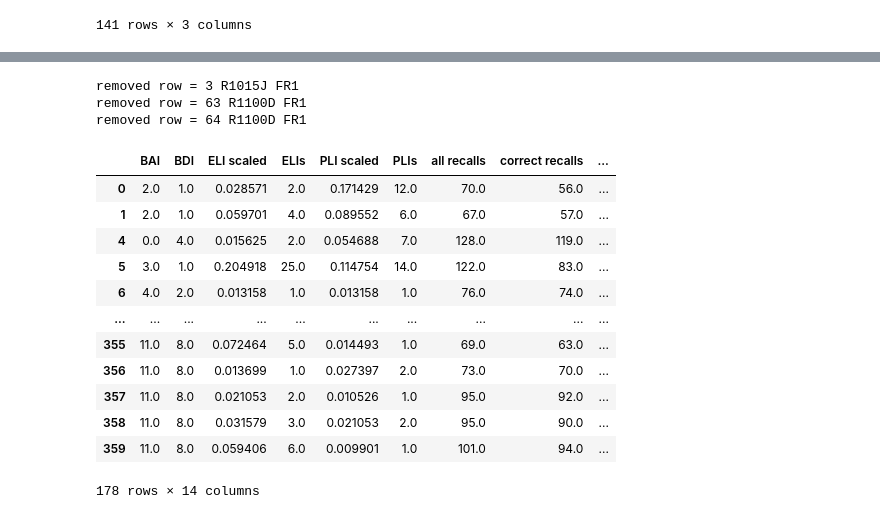
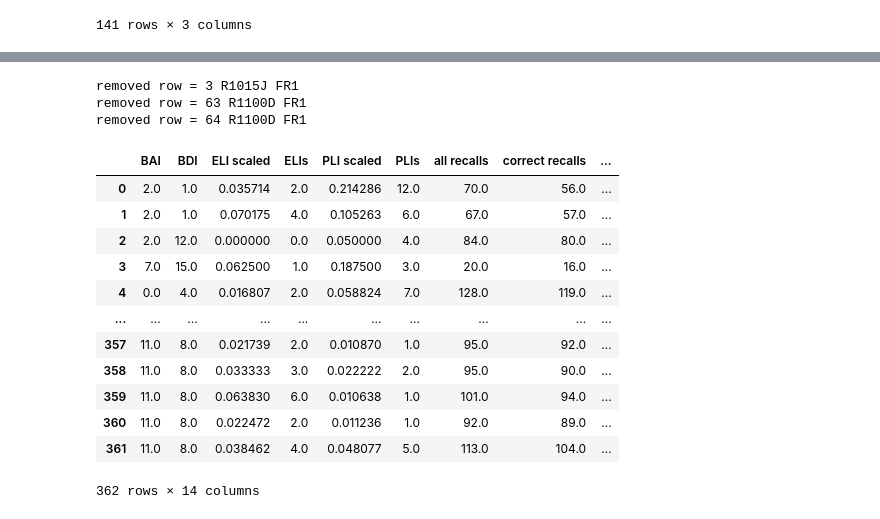
Before and after one commit to NoaHerz/Mental_health, a Jupyter notebook: MH_intrusion.ipynb, the cells around one changed output, grey strips where cells are left out. Saved outputs shown, nothing was run; the diff lists cells and outputs as text; code cells hidden in the pictures.

```diff
--- a/MH_intrusion.ipynb
+++ b/MH_intrusion.ipynb
@@ -73,6 +73,7 @@ df_select
 141 rows × 3 columns
 # %%
 trial_df = pd.DataFrame([])
+list_df = pd.DataFrame([])
 
 experiments = ['FR1', 'catFR1']
 
@@ -110,6 +111,22 @@ for sub in df_select['subject']: ### 'sub' instead of 's'
                             if len(list_events)>0:
                                 for i in range(0,len(list_events)):
                                     trials.append(list_events.index[i])
+                            PLI = len(list_events[list_events['intrusion']>0])
+                            ELI = len(list_events[list_events['intrusion']==-1])
+                            correc = len(list_events[list_events['intrusion']==0])
+                            row = df_select[df_select['subject'] == sub]
+                            list_df = list_df.append({
+                                'subject':sub,
+                                'session': sess,
+                                'experiment': exp,
+                                'list': list_num,
+                                'number of correct recalls': correc,
+                                'number of extra-list intrusions': ELI,
+                                'number of prior-list intrusions': PLI,
+                                'total number of intrusions': ELI+PLI,
+                                'BAI':int(row['BAI'].values),
+                                'BDI':int(row['BDI'].values)
+                                },ignore_index=True)
                         trial_df = trial_df.append({
                             'subject':sub,
                             'session': sess,
@@ -126,3 +143,4 @@ for sub in df_select['subject']: ### 'sub' instead of 's'
                             },ignore_index=True)
     except:
         print('Failed for subject:', sub)
+list_df
@@ -141,12 +268,12 @@ for i in trial_df.index:
         allrec = trial_df.iloc[i]['total number of trials left']
         lists = trial_df.iloc[i]['number of lists']
         exp = trial_df.iloc[i]['experiment']
-#         PLI_scaled = float(pli/correc)
-#         ELI_scaled = float(eli/correc)
-#         correc_scaled = float(correc/lists)
-        PLI_scaled = float(pli/allrec)
-        ELI_scaled = float(eli/allrec)
-        correc_scaled = float(correc/allrec)
+        PLI_scaled = float(pli/correc)
+        ELI_scaled = float(eli/correc)
+        correc_scaled = float(correc/lists)
+#         PLI_scaled = float(pli/allrec)
+#         ELI_scaled = float(eli/allrec)
+#         correc_scaled = float(correc/allrec)
         if allrec > 0:
             df_filter = df_filter.append({
                 'subject':sub,
@@ -157,43 +284,43 @@ for i in trial_df.index:
                 'total ints': eli+pli,
                 'lists':lists,
                 'correct recalls scaled':correc_scaled,
                 'all recalls':allrec,
                 'ELI scaled':ELI_scaled,
                 'PLI scaled':PLI_scaled,
                 'total scaled':ELI_scaled+PLI_scaled,
                 'BAI':int(row['BAI'].values),
                 'BDI':int(row['BDI'].values)
             }, ignore_index = True)
         else:
             print('removed row =', i, sub, exp)
     except:
         print('removed row =', i, sub, exp)
 
 
 FR_df_filter = df_filter.query("experiment=='FR1'")
 catFR_df_filter = df_filter.query("experiment=='catFR1'")
 # for k in df_filter.index:
 #     if df_filter.iloc[k]['experiment'] == 'FR1':
 #         FR_df_filter = df_filter
 #         df_filter = pd.DataFrame([])
 #     elif exp == 'catFR1':
 #         catFR_df_filter = df_filter
 #         df_filter = pd.DataFrame([])
-FR_df_filter
+df_filter
 # %% [output]
 removed row = 3 R1015J FR1
 removed row = 63 R1100D FR1
 removed row = 64 R1100D FR1
 |  | BAI | BDI | ELI scaled | ELIs | PLI scaled | PLIs | all recalls | correct recalls | ... |
-| 0 | 2.0 | 1.0 | 0.028571 | 2.0 | 0.171429 | 12.0 | 70.0 | 56.0 | ... |
-| 1 | 2.0 | 1.0 | 0.059701 | 4.0 | 0.089552 | 6.0 | 67.0 | 57.0 | ... |
-| 4 | 0.0 | 4.0 | 0.015625 | 2.0 | 0.054688 | 7.0 | 128.0 | 119.0 | ... |
-| 5 | 3.0 | 1.0 | 0.204918 | 25.0 | 0.114754 | 14.0 | 122.0 | 83.0 | ... |
-| 6 | 4.0 | 2.0 | 0.013158 | 1.0 | 0.013158 | 1.0 | 76.0 | 74.0 | ... |
+| 0 | 2.0 | 1.0 | 0.035714 | 2.0 | 0.214286 | 12.0 | 70.0 | 56.0 | ... |
+| 1 | 2.0 | 1.0 | 0.070175 | 4.0 | 0.105263 | 6.0 | 67.0 | 57.0 | ... |
+| 2 | 2.0 | 12.0 | 0.000000 | 0.0 | 0.050000 | 4.0 | 84.0 | 80.0 | ... |
+| 3 | 7.0 | 15.0 | 0.062500 | 1.0 | 0.187500 | 3.0 | 20.0 | 16.0 | ... |
+| 4 | 0.0 | 4.0 | 0.016807 | 2.0 | 0.058824 | 7.0 | 128.0 | 119.0 | ... |
 | ... | ... | ... | ... | ... | ... | ... | ... | ... | ... |
-| 355 | 11.0 | 8.0 | 0.072464 | 5.0 | 0.014493 | 1.0 | 69.0 | 63.0 | ... |
-| 356 | 11.0 | 8.0 | 0.013699 | 1.0 | 0.027397 | 2.0 | 73.0 | 70.0 | ... |
-| 357 | 11.0 | 8.0 | 0.021053 | 2.0 | 0.010526 | 1.0 | 95.0 | 92.0 | ... |
-| 358 | 11.0 | 8.0 | 0.031579 | 3.0 | 0.021053 | 2.0 | 95.0 | 90.0 | ... |
-| 359 | 11.0 | 8.0 | 0.059406 | 6.0 | 0.009901 | 1.0 | 101.0 | 94.0 | ... |
+| 357 | 11.0 | 8.0 | 0.021739 | 2.0 | 0.010870 | 1.0 | 95.0 | 92.0 | ... |
+| 358 | 11.0 | 8.0 | 0.033333 | 3.0 | 0.022222 | 2.0 | 95.0 | 90.0 | ... |
+| 359 | 11.0 | 8.0 | 0.063830 | 6.0 | 0.010638 | 1.0 | 101.0 | 94.0 | ... |
+| 360 | 11.0 | 8.0 | 0.022472 | 2.0 | 0.011236 | 1.0 | 92.0 | 89.0 | ... |
+| 361 | 11.0 | 8.0 | 0.038462 | 4.0 | 0.048077 | 5.0 | 113.0 | 104.0 | ... |
-178 rows × 14 columns
+362 rows × 14 columns
```
Also changed, not shown: parts of 9 cells of this notebook.
